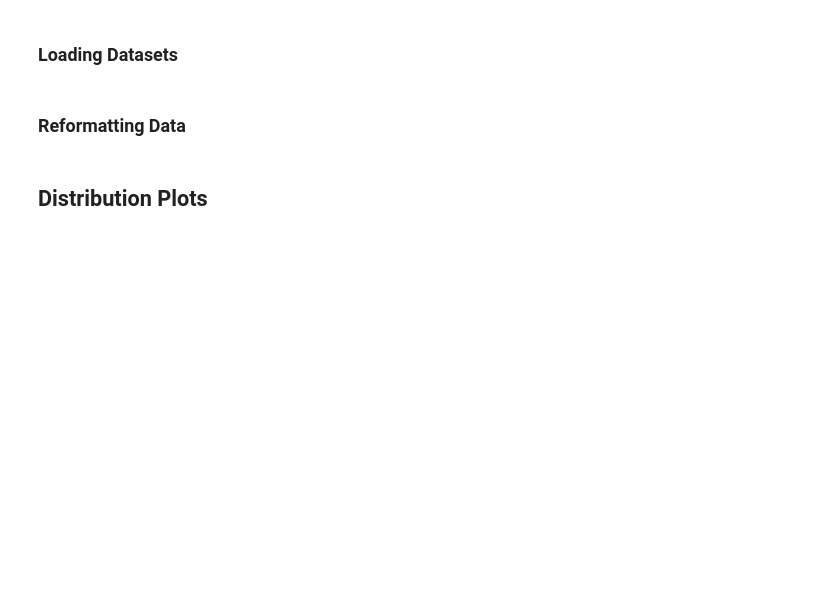
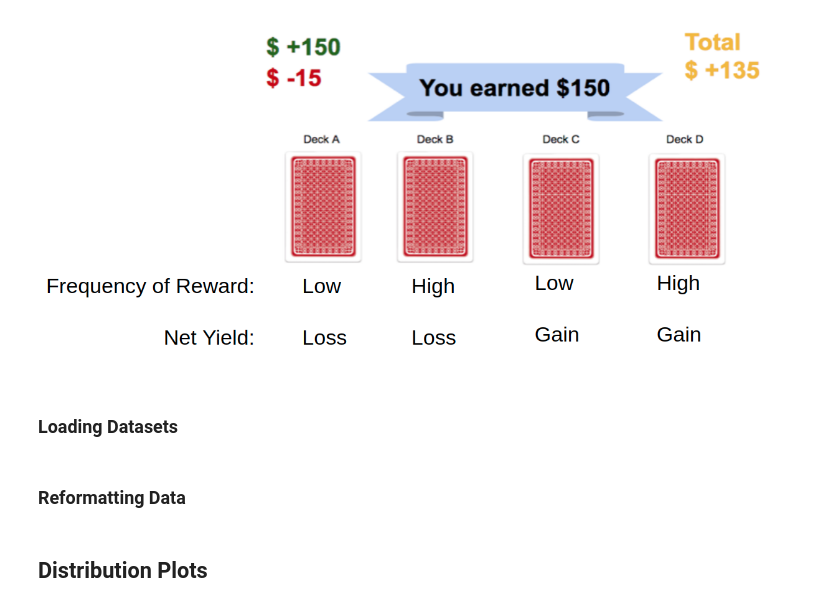
Before and after one commit to cbanuelos/DRD2_Abnormal_Learning, a Jupyter notebook: DataAnalysis_Condensed.ipynb, the cells around one changed output. Cells and saved outputs as stored; diff of their text form; code cells hidden in the pictures; blank space fills up the shorter version.

```diff
--- a/DataAnalysis_Condensed.ipynb
+++ b/DataAnalysis_Condensed.ipynb
@@ -19,3 +46,7 @@ import bootstrapped.stats_functions as bs_stats
+# %%
+Image(filename="IGT_cards.png")
+# %% [output]
+[figure, added]
 # %% [markdown]
 ### Loading Datasets
 # %%
```
Also changed, not shown: parts of 36 cells of this notebook, 2 other files.
